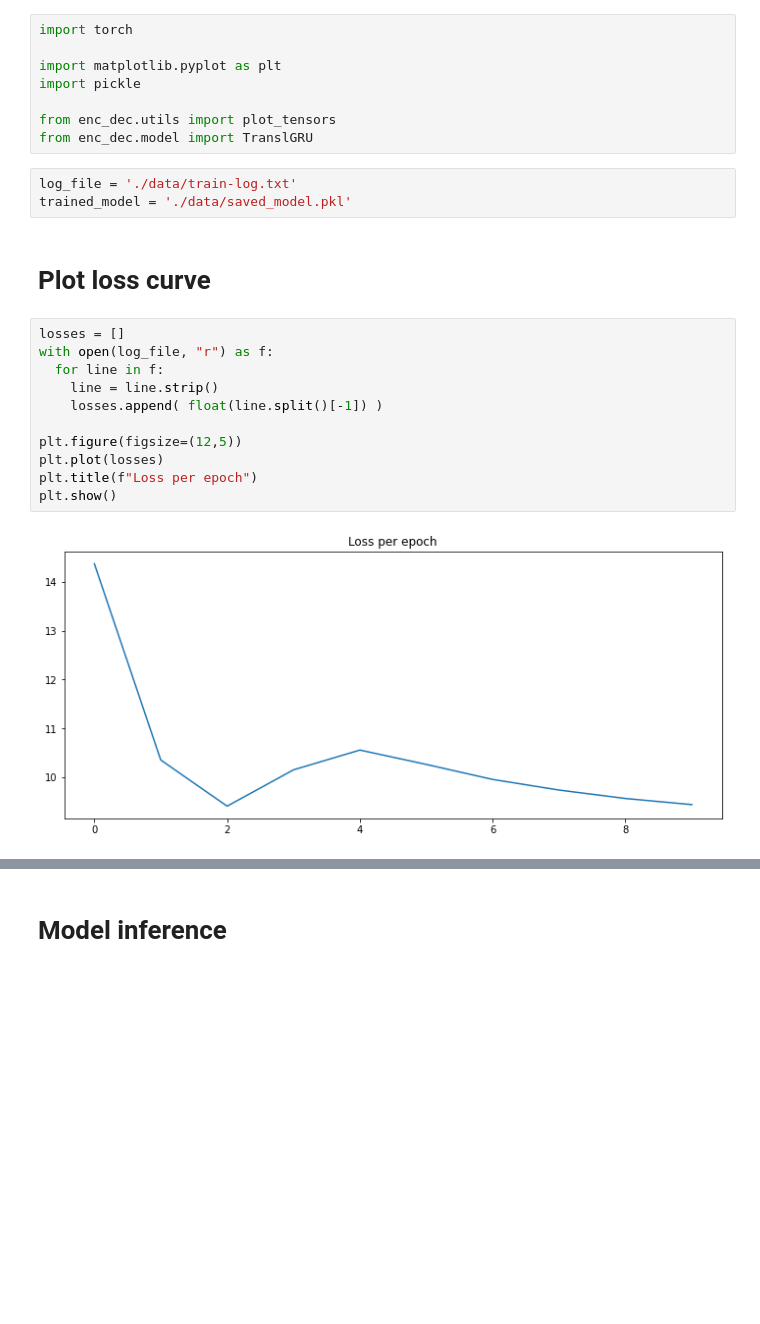
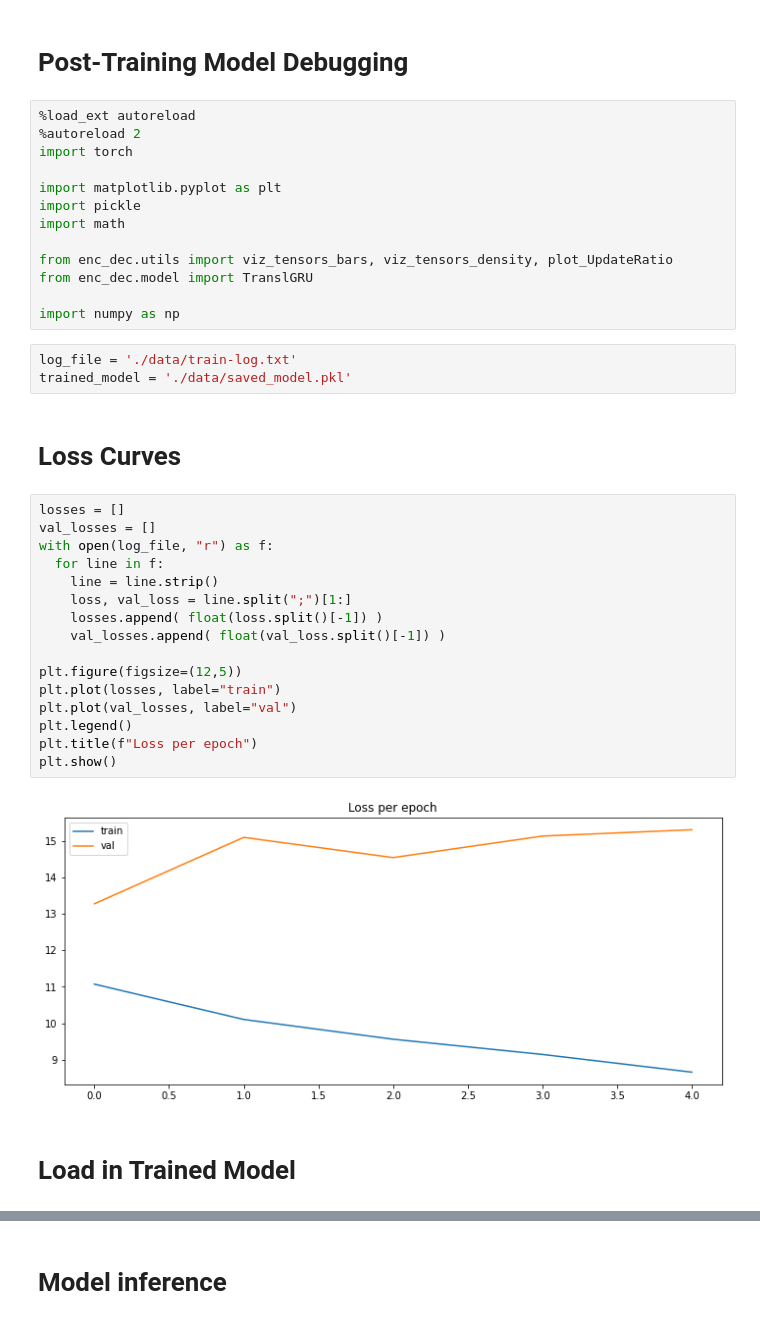
Before and after one commit to hans-elliott99/encoder-decoder-fromscratch, a Jupyter notebook: post-train.ipynb, the cells around one changed output, grey strips where cells are left out. Drawn from its saved outputs; the diff is of its cells as text; blank space fills up the shorter version.

```diff
--- a/post-train.ipynb
+++ b/post-train.ipynb
@@ -1,26 +1,40 @@
+# %% [markdown]
+# Post-Training Model Debugging
 # %%
+%load_ext autoreload
+%autoreload 2
 import torch
 
 import matplotlib.pyplot as plt
 import pickle
+import math
 
-from enc_dec.utils import plot_tensors
+from enc_dec.utils import viz_tensors_bars, viz_tensors_density, plot_UpdateRatio
 from enc_dec.model import TranslGRU
+
+import numpy as np
 # %%
 log_file = './data/train-log.txt'
 trained_model = './data/saved_model.pkl'
-# %% [markdown]
-# Plot loss curve
+# %% [markdown]
+# Loss Curves
 # %%
 losses = []
+val_losses = []
 with open(log_file, "r") as f:
   for line in f:
     line = line.strip()
-    losses.append( float(line.split()[-1]) )
+    loss, val_loss = line.split(";")[1:]
+    losses.append( float(loss.split()[-1]) )
+    val_losses.append( float(val_loss.split()[-1]) )
 
 plt.figure(figsize=(12,5))
-plt.plot(losses)
+plt.plot(losses, label="train")
+plt.plot(val_losses, label="val")
+plt.legend()
 plt.title(f"Loss per epoch")
 plt.show()
 # %% [output]
-[figure, old version]
+[figure, new version]
+# %% [markdown]
+# Load in Trained Model
```
Also changed, not shown: parts of 16 cells of this notebook, 7 other files.
